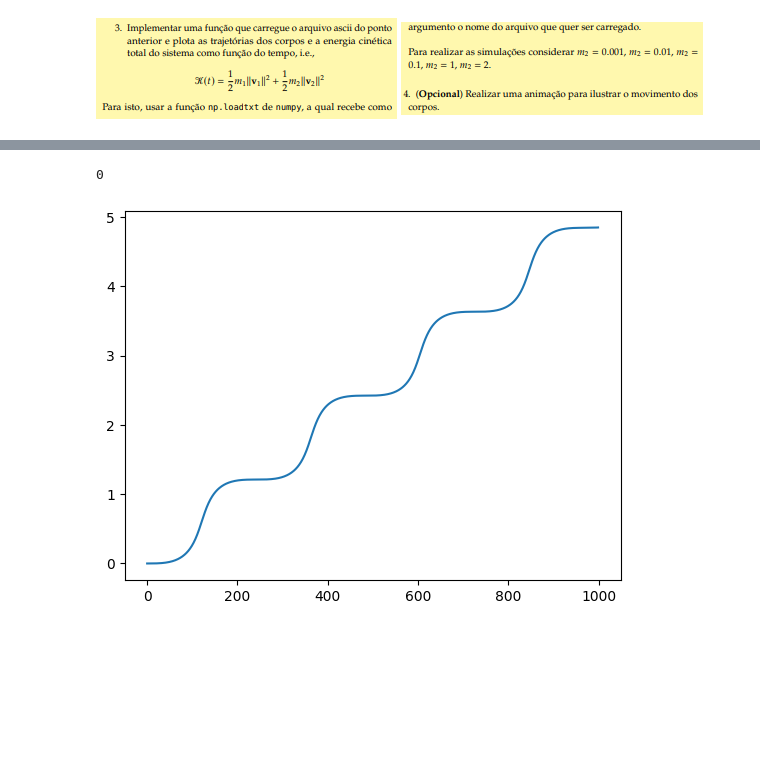
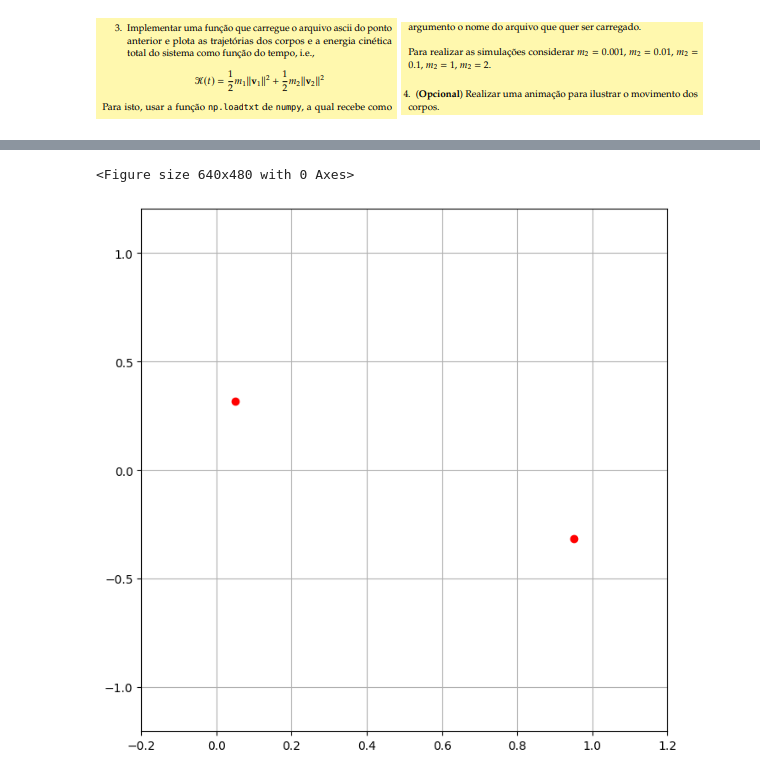
Before and after one commit to matncb/fund-prog, a Jupyter notebook: lista4/sistema_dinamico/main.ipynb, the cells around one changed output, grey strips where cells are left out. Saved outputs shown, nothing was run; the diff lists cells and outputs as text; code cells hidden in the pictures; blank space fills up the shorter version.

```diff
--- a/lista4/sistema_dinamico/main.ipynb
+++ b/lista4/sistema_dinamico/main.ipynb
@@ -16,14 +16,16 @@ def iteracao(S1, S2, P, delta_t):
     gamma, m1, m2 = P
 
     #calcula acelerações pela segunda lei de newton
-    a1 = gamma*m1*m2 * (r2-r1)/(np.linalg.norm(r2-r1)**3)
-    a2 = -a1 #terceira lei de newton
+    F = gamma*m1*m2 * (r2-r1)/(np.linalg.norm(r2-r1)**3)
+    a1 = F/m1
+    a2 = -F/m2 #terceira lei de newton
 
     r1_new = r1 + v1*delta_t + (1/2)*a1*delta_t**2
     r2_new = r2 + v2*delta_t + (1/2)*a2*delta_t**2
 
-    a1_new = gamma*m1*m2 * (r2_new - r1_new)/(np.linalg.norm(r2_new-r1_new)**3)
-    a2_new = -a1_new
+    F_new = gamma*m1*m2 * (r2_new - r1_new)/(np.linalg.norm(r2_new-r1_new)**3)
+    a1_new = F_new/m1
+    a2_new = -F_new/m2
 
     v1_new = v1 + (1/2)*(a1 + a1_new)*delta_t
     v2_new = v2 + (1/2)*(a2 + a2_new)*delta_t
@@ -54,12 +56,13 @@ def solver(S1, S2, P, tf = 10, delta_t = 0.01):
         i += 1
 
     solution = t, S1_array, S2_array #salva tudo em um único array
-    save(solution)
+    save(solution,P)
 
     return 0
 
-def save(solution):
+def save(solution,P):
     t, S1_array, S2_array = solution #descompacta a tupla
+    gamma, m1, m2 = P
 
     #acertar os resultados da forma certa
     r1, v1 = S1_array.T
@@ -71,15 +74,13 @@ def save(solution):
     x2_dot, y2_dot = v2
 
     sol = t, x1, y1, x1_dot, y1_dot, x2, y2, x2_dot, y2_dot #juntar tudo
-    np.savetxt("solucao.txt", sol ) #salva o arquivo
+    np.savetxt(f"./solucoes/solucao-{gamma}-{m1}-{m2}.txt", sol ) #salva o arquivo
 # %%
 
 def reader(filename, P, ani = False):
     t, x1, y1, x1_dot, y1_dot, x2, y2, x2_dot, y2_dot = np.loadtxt(filename) #carrega os arquivos
     gamma, m1, m2 = P
 
-    plt.plot(x1_dot)
-    return 0
     #faz o plot da trajetória
     plt.clf()
     plt.plot(x1,y1, label = "1")
@@ -88,7 +89,7 @@ def reader(filename, P, ani = False):
     plt.ylabel("y")
     plt.title("Trajetória")
     plt.legend()
-    plt.savefig("trajetoria.png")
+    plt.savefig(f"./trajetorias/trajetoria-{gamma}-{m1}-{m2}.png")
 
     plt.clf()
 
@@ -105,7 +106,7 @@ def reader(filename, P, ani = False):
     plt.ylabel("Energia")
     plt.title("Energias por Tempo")
     plt.legend()
-    plt.savefig("energias.png")
+    plt.savefig(f"./energias/energia-{gamma}-{m1}-{m2}.png")
     plt.clf()
 
     if ani:
@@ -115,11 +116,13 @@ def reader(filename, P, ani = False):
         fig, ax = plt.subplots(1,1, figsize=(8,8))
         ax.grid()
 
+        epsilon = 0.2 #margem de visualização entre os extremos
+        ax.set_xlim(min([min(x1), min(x2)]) -epsilon, max([max(x1), max(x2)]) +epsilon)
+        ax.set_ylim(min([min(y1), min(y2)]) -epsilon, max([max(y1), max(y2)]) +epsilon)
+
         ln1, = ax.plot([], [], 'ro', lw=3, markersize=6)
-        ax.set_xlim(-0.5, 1.5)
-        ax.set_ylim(-1.25,1.25)
         ani = animation.FuncAnimation(fig, animate, frames=len(t), interval = 20) #valores muito baixos de intervalos quebram a animação e não funciona
-        ani.save('animacao.gif',writer='pillow')
+        ani.save(f'./animacoes/animacao-{gamma}-{m1}-{m2}.gif',writer='pillow')
 # %% [markdown]
 ![image.png](attachment:image.png)
 # %% [markdown]
@@ -130,10 +166,11 @@ def reader(filename, P, ani = False):
 # %%
 P = (1,1,1)
+gamma, m1, m2 = P
 S1 = np.array([[0,0], [0,0]])
 S2 = np.array([[1,0], [0,1]])
 
 solver(S1, S2, P)
-reader("solucao.txt", P, ani=False)
+reader(f"./solucoes/solucao-{gamma}-{m1}-{m2}.txt", P, ani=True)
 # %% [output]
-0
+<Figure size 640x480 with 0 Axes>
-[figure, old version]
+[figure, new version]
```
Also changed, not shown: parts of 4 cells of this notebook, 23 other files.
